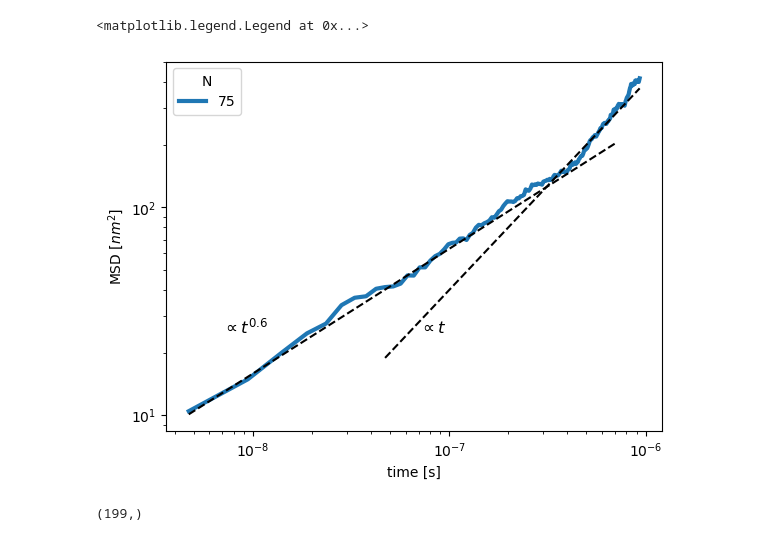
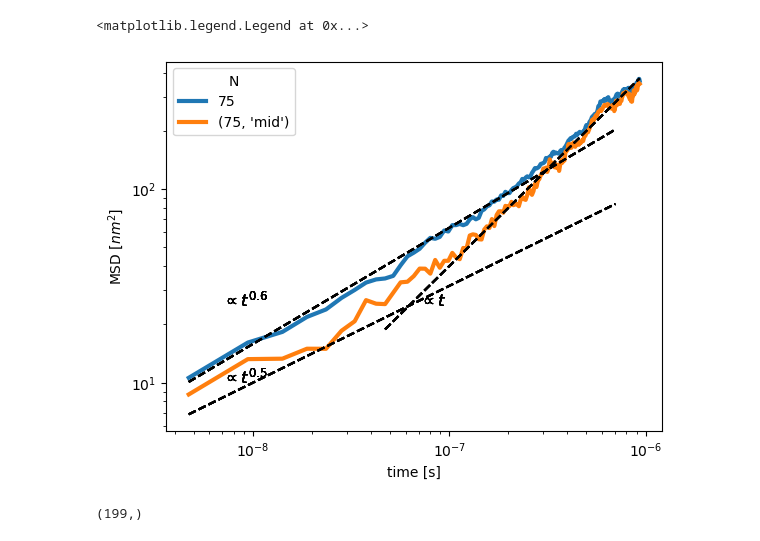
Before and after one commit to StephMcCallum/Entanglements, a Jupyter notebook: notebooks/plot-msds.ipynb, the cells around one changed output. Drawn from its saved outputs; the diff is of its cells as text; code cells hidden in the pictures.

Commit message:
function for center beads and graphing center trajectories

```diff
--- a/notebooks/plot-msds.ipynb
+++ b/notebooks/plot-msds.ipynb
@@ -3,36 +3,47 @@ import matplotlib.pyplot as plt
 import numpy as np
 import signac
 # %%
-project = signac.get_project("../")
+project = signac.get_project("/home/stephaniemccallu/scratch/Entanglements")
 # %%
 for length, jobs in project.find_jobs({"doc.sampled": True}).groupby("doc.lengths"):
     for job in jobs:
-        time = np.load(job.fn("msd_time.npy"))
-        msd_nm = np.load(job.fn("msd_data_real_nm_squared.npy"))
-        plt.plot(time[1:], msd_nm[1:], linewidth=3, label=length)
+        if length ==75:
+            time = np.load(job.fn("msd_time.npy"))
+            msd_nm = np.load(job.fn("msd_data_real_nm_squared.npy"))
+            plt.plot(time[1:], msd_nm[1:], linewidth=3, label=length)
+            time_mid = np.load(job.fn("msd_time_mid.npy"))
+            msd_nm_mid = np.load(job.fn("msd_data_real_nm_squared_mid.npy"))
+            plt.plot(time_mid[1:], msd_nm_mid[1:], linewidth=3, label=(length,"mid"))
     plt.plot(
         time[1:150],
         time[1:150]**(0.6) * 10e5,
         color="black",
         linestyle="--"
     )
     plt.plot(
         time[10:],
         time[10:] * 4e8,
         color="black",
         linestyle="--"
     )
+    plt.plot(
+        time[1:150],
+        time[1:150]**(0.5) * 10e4,
+        color="black",
+        linestyle="--"
+    )
     plt.text(0.7e-8, 25, "$\propto t^{0.6}$",fontsize=12, color="black")
+    plt.text(0.7e-8, 10, "$\propto t^{0.5}$",fontsize=12, color="black")
     plt.text(0.7e-7, 25, "$\propto t$",fontsize=12, color="black")
 
 plt.xscale("log")
 plt.yscale("log")
 plt.xlabel("time [s]")
 plt.ylabel("MSD [$nm^2]$")
 plt.legend(title="N")
 # %% [output]
 <matplotlib.legend.Legend at 0x...>
-[figure, old version]
+[figure, new version]
 # %%
 time.shape
 # %% [output]
```
Also changed, not shown: parts of 2 cells of this notebook, 2 other files.
